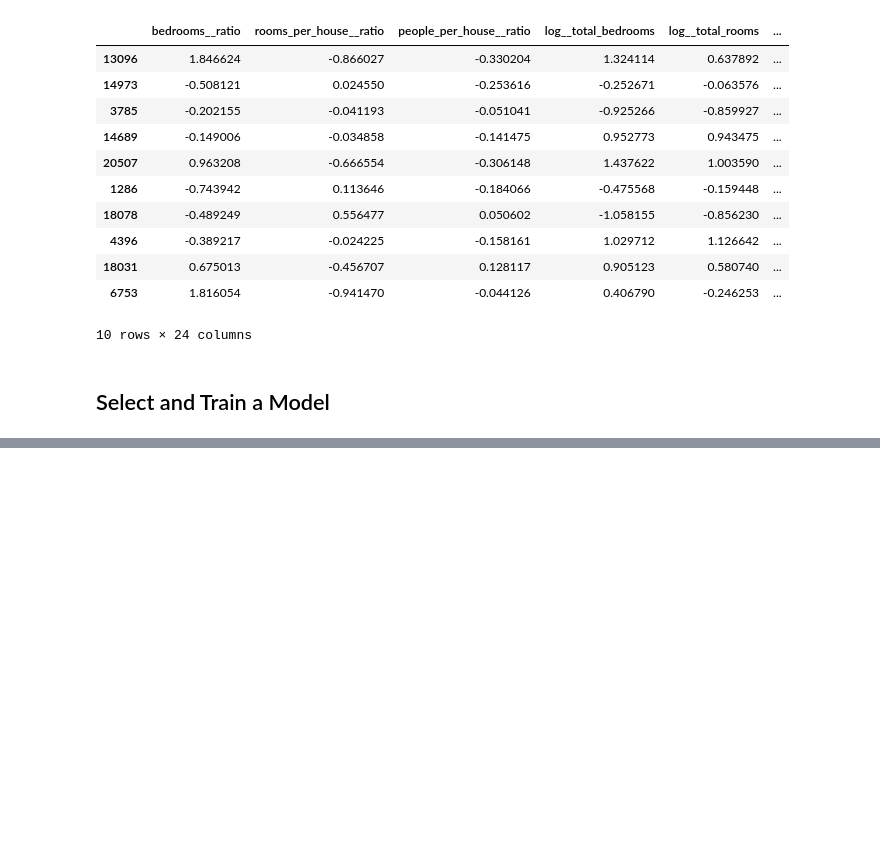
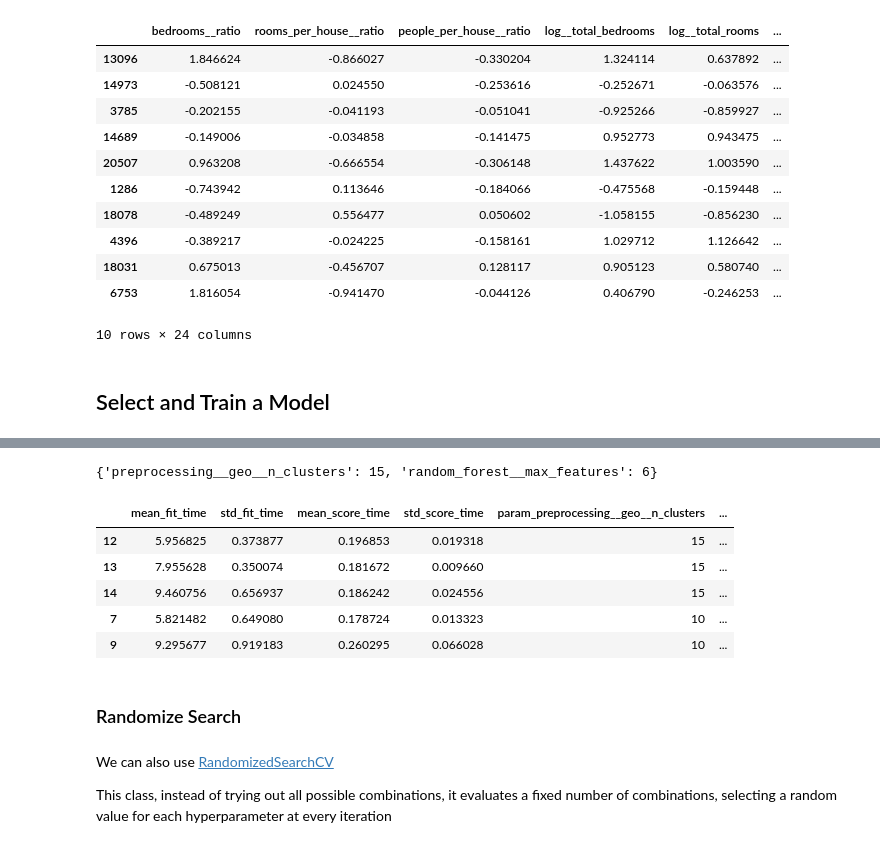
Before and after one commit to alvarohernandezalt/ML_SCKT_TF_Geron, a Jupyter notebook: C02_CaliforniaHousingPrice.ipynb, the cells around one changed output, grey strips where cells are left out. Saved outputs shown, nothing was run; the diff lists cells and outputs as text; code cells hidden in the pictures; blank space fills up the shorter version.

```diff
--- a/C02_CaliforniaHousingPrice.ipynb
+++ b/C02_CaliforniaHousingPrice.ipynb
@@ -1089,0 +1143,5 @@ df_housing_prepared.head(10)
+# %%
+from sklearn.tree import DecisionTreeRegressor
+
+tree_reg = make_pipeline(preprocessing, DecisionTreeRegressor(random_state=42))
+tree_reg.fit(housing, housing_labels)
@@ -1089,0 +1202,5 @@ df_housing_prepared.head(10)
+# %%
+from sklearn.ensemble import RandomForestRegressor
+
+forest_reg = make_pipeline(preprocessing, RandomForestRegressor(random_state=42))
+forest_rmses = - cross_val_score(forest_reg, housing, housing_labels, scoring='neg_root_mean_squared_error', cv=10)
@@ -1089,0 +1219,5 @@ df_housing_prepared.head(10)
+# %%
+forest_reg.fit(housing,housing_labels)
+housing_predictions = forest_reg.predict(housing)
+forest_rsme = mean_squared_error(housing_labels,housing_predictions,squared=False)
+forest_rsme
@@ -1089,0 +1247,17 @@ df_housing_prepared.head(10)
+# %%
+from sklearn.model_selection import GridSearchCV
+
+full_pipeline = Pipeline([
+    ('preprocessing',preprocessing),
+    ('random_forest',RandomForestRegressor(random_state=42)),
+])
+
+param_grid = [
+    {'preprocessing__geo__n_clusters':[5,8,10],
+     'random_forest__max_features':[4,6,8]},
+    {'preprocessing__geo__n_clusters':[10,15],
+     'random_forest__max_features':[6,8,10]}]
+
+grid_search = GridSearchCV(full_pipeline, param_grid, cv=3,
+                           scoring='neg_root_mean_squared_error')
+grid_search.fit(housing, housing_labels)
@@ -1089,0 +1284,21 @@ df_housing_prepared.head(10)
+# %%
+grid_search.best_params_
+# %% [output]
+{'preprocessing__geo__n_clusters': 15, 'random_forest__max_features': 6}
+# %%
+cv_res = pd.DataFrame(grid_search.cv_results_)
+cv_res.sort_values(by='mean_test_score',ascending=False, inplace=True)
+cv_res.head()
+# %% [output]
+|  | mean_fit_time | std_fit_time | mean_score_time | std_score_time | param_preprocessing__geo__n_clusters | ... |
+| 12 | 5.956825 | 0.373877 | 0.196853 | 0.019318 | 15 | ... |
+| 13 | 7.955628 | 0.350074 | 0.181672 | 0.009660 | 15 | ... |
+| 14 | 9.460756 | 0.656937 | 0.186242 | 0.024556 | 15 | ... |
+| 7 | 5.821482 | 0.649080 | 0.178724 | 0.013323 | 10 | ... |
+| 9 | 9.295677 | 0.919183 | 0.260295 | 0.066028 | 10 | ... |
+# %% [markdown]
+### Randomize Search
+# %% [markdown]
+We can also use [RandomizedSearchCV](https://scikit-learn.org/stable/modules/generated/sklearn.model_selection.RandomizedSearchCV.html)
+
+This class, instead of trying out all possible combinations, it evaluates a fixed number of combinations, selecting a random value for each hyperparameter at every iteration
```
Also changed, not shown: parts of 25 cells of this notebook.
